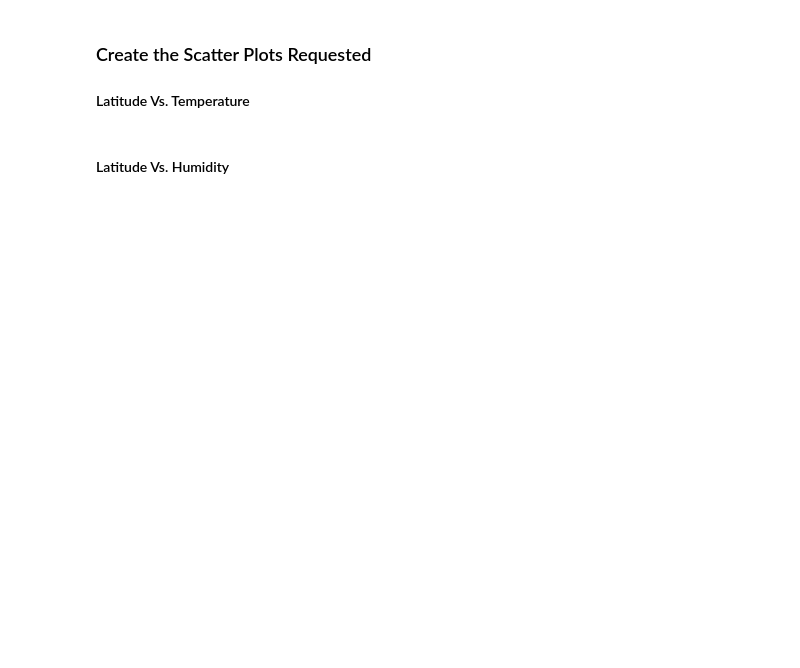
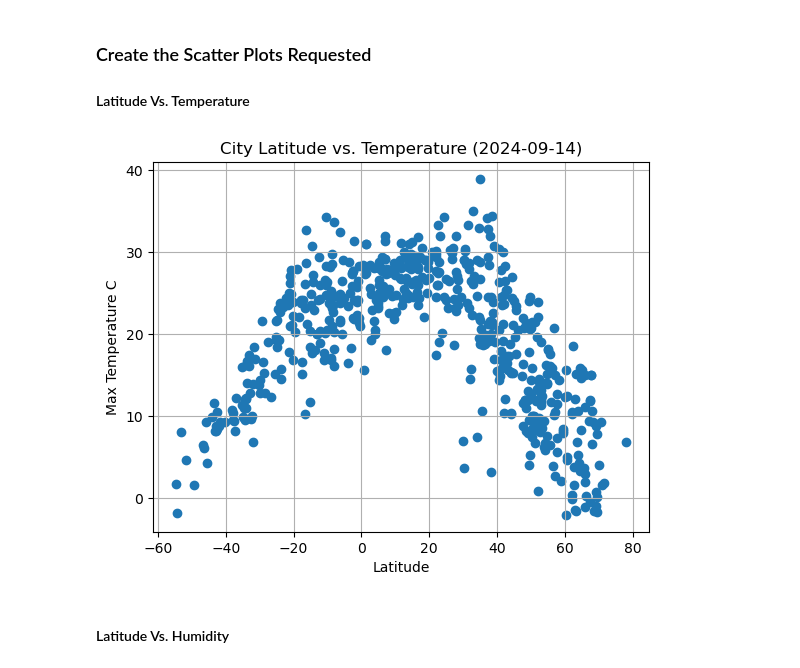
Before and after one commit to Feda2020/python-api-challenge, a Jupyter notebook: WeatherPy/WeatherPy.ipynb, the cells around one changed output. Cells and saved outputs as stored; diff of their text form; code cells hidden in the pictures; blank space fills up the shorter version.

Commit message:
Finishing part one of homework and output the figurs and the csv

```diff
--- a/WeatherPy/WeatherPy.ipynb
+++ b/WeatherPy/WeatherPy.ipynb
@@ -192,16 +195,22 @@ city_data_df.head()
 #### Latitude Vs. Temperature
 # %%
 # Build scatter plot for latitude vs. temperature
-# YOUR CODE HERE
+plt.scatter(city_data_df["Lat"], city_data_df["Max Temp"], marker="o")
 
 # Incorporate the other graph properties
-# YOUR CODE HERE
+plt.grid()
+plt.xlabel("Latitude")
+plt.ylabel("Max Temperature C")
+date = city_data_df['Date'].min()
+plt.title(f"City Latitude vs. Temperature ({date})")
 
 # Save the figure
 plt.savefig("output_data/Fig1.png")
 
 # Show plot
 plt.show()
+# %% [output]
+[figure, added]
 # %% [markdown]
 #### Latitude Vs. Humidity
 # %%
```
Also changed, not shown: parts of 29 cells of this notebook, 5 other files.
